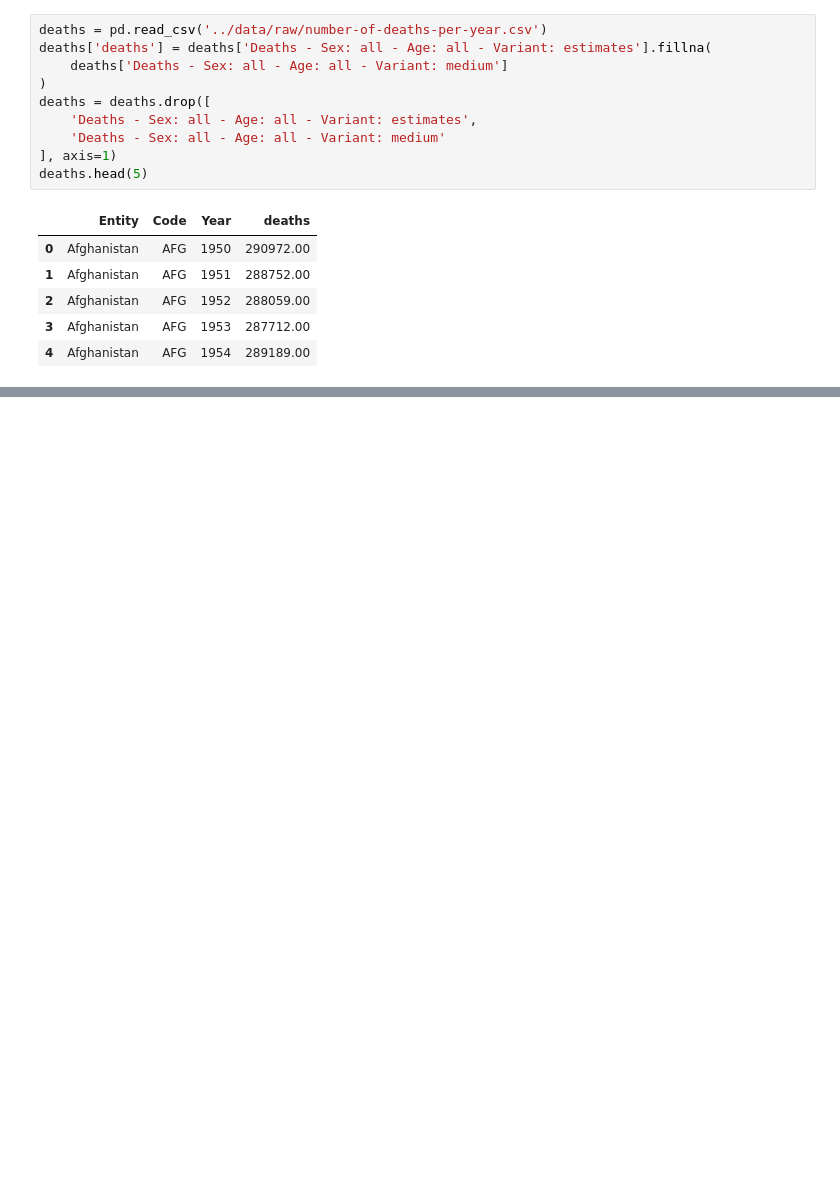
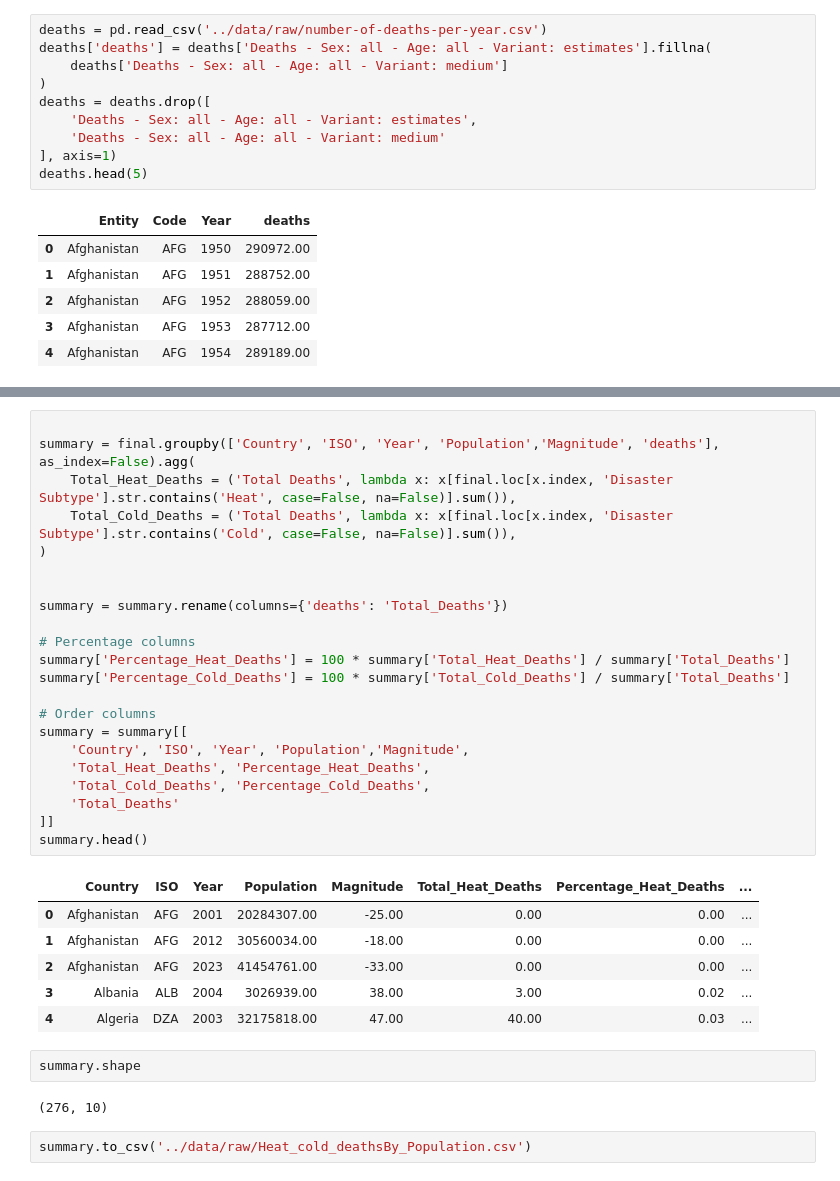
Before and after one commit to erindepree/project4, a Jupyter notebook: code/ken.ipynb, the cells around one changed output, grey strips where cells are left out. Drawn from its saved outputs; the diff is of its cells as text; blank space fills up the shorter version.

```diff
--- a/code/ken.ipynb
+++ b/code/ken.ipynb
@@ -168,0 +196,35 @@ weather_pop.head()
+# %%
+
+summary = final.groupby(['Country', 'ISO', 'Year', 'Population','Magnitude', 'deaths'], as_index=False).agg(
+    Total_Heat_Deaths = ('Total Deaths', lambda x: x[final.loc[x.index, 'Disaster Subtype'].str.contains('Heat', case=False, na=False)].sum()),
+    Total_Cold_Deaths = ('Total Deaths', lambda x: x[final.loc[x.index, 'Disaster Subtype'].str.contains('Cold', case=False, na=False)].sum()),
+)
+
+
+summary = summary.rename(columns={'deaths': 'Total_Deaths'})
+
+# Percentage columns
+summary['Percentage_Heat_Deaths'] = 100 * summary['Total_Heat_Deaths'] / summary['Total_Deaths']
+summary['Percentage_Cold_Deaths'] = 100 * summary['Total_Cold_Deaths'] / summary['Total_Deaths']
+
+# Order columns
+summary = summary[[
+    'Country', 'ISO', 'Year', 'Population','Magnitude',
+    'Total_Heat_Deaths', 'Percentage_Heat_Deaths',
+    'Total_Cold_Deaths', 'Percentage_Cold_Deaths',
+    'Total_Deaths'
+]]
+summary.head()
+# %% [output]
+|  | Country | ISO | Year | Population | Magnitude | Total_Heat_Deaths | Percentage_Heat_Deaths | ... |
+| 0 | Afghanistan | AFG | 2001 | 20284307.00 | -25.00 | 0.00 | 0.00 | ... |
+| 1 | Afghanistan | AFG | 2012 | 30560034.00 | -18.00 | 0.00 | 0.00 | ... |
+| 2 | Afghanistan | AFG | 2023 | 41454761.00 | -33.00 | 0.00 | 0.00 | ... |
+| 3 | Albania | ALB | 2004 | 3026939.00 | 38.00 | 3.00 | 0.02 | ... |
+| 4 | Algeria | DZA | 2003 | 32175818.00 | 47.00 | 40.00 | 0.03 | ... |
+# %%
+summary.shape
+# %% [output]
+(276, 10)
+# %%
+summary.to_csv('../data/raw/Heat_cold_deathsBy_Population.csv')
```
Also changed, not shown: parts of 18 cells of this notebook, 8 other files.
